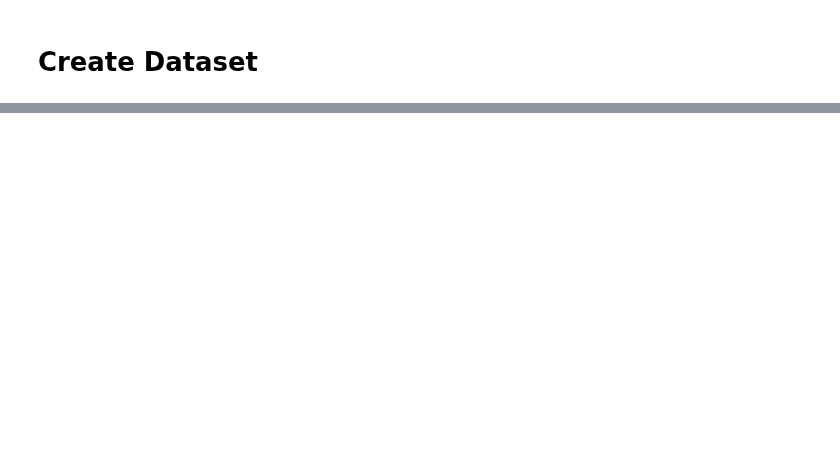
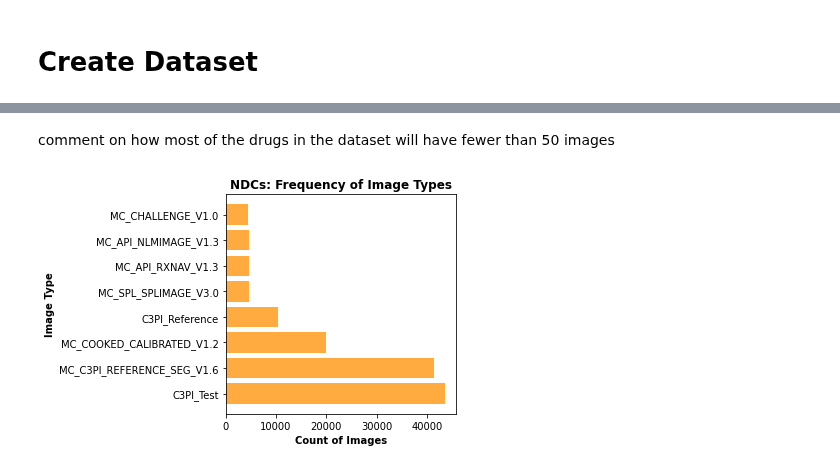
Before and after one commit to alphonsowoodbury/RxVision, a Jupyter notebook: Notebooks/rxv_EDA.ipynb, the cells around one changed output, grey strips where cells are left out. Drawn from its saved outputs; the diff is of its cells as text; code cells hidden in the pictures; blank space fills up the shorter version.

```diff
--- a/Notebooks/rxv_EDA.ipynb
+++ b/Notebooks/rxv_EDA.ipynb
@@ -620,0 +70,12 @@ df.to_csv('../Data/rxid15.csv')
+# %% [markdown]
+comment on how most of the drugs in the dataset will have fewer than 50 images
+# %%
+plt.barh(df.TYPE.value_counts().index,df.TYPE.value_counts().values, color='#ffab40')
+plt.title('NDCs: Frequency of Image Types', fontweight='bold')
+plt.xlabel('Count of Images', fontweight='bold')
+plt.ylabel('Image Type', fontweight='bold',)
+plt.tight_layout()
+plt.savefig('Image Types')
+plt.show()
+# %% [output]
+[figure, added]
```
Also changed, not shown: parts of 66 cells of this notebook.
